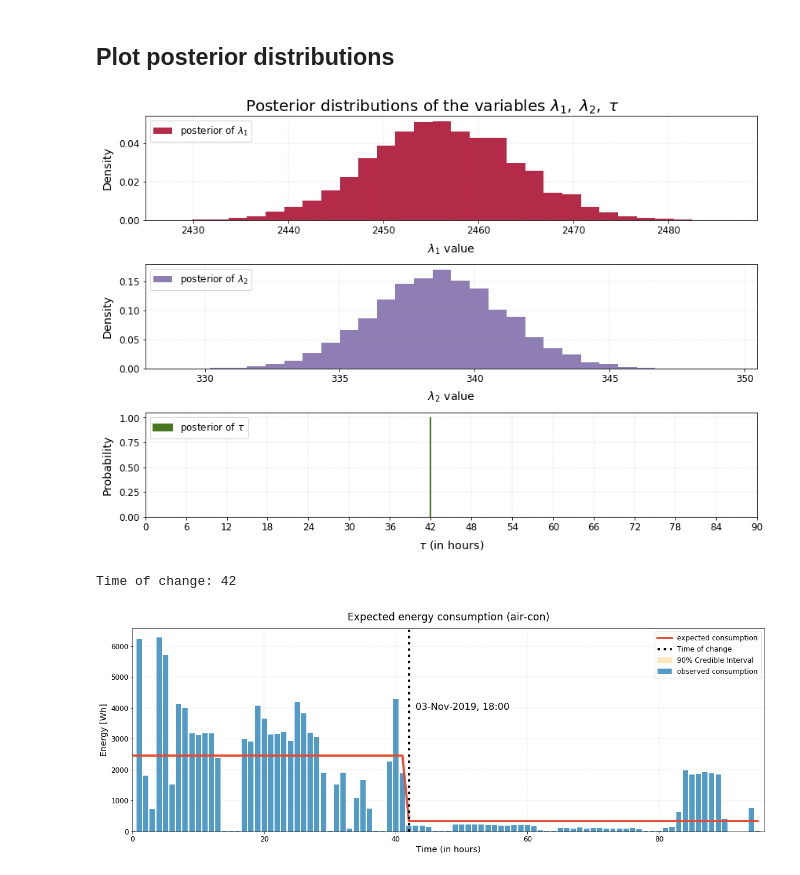
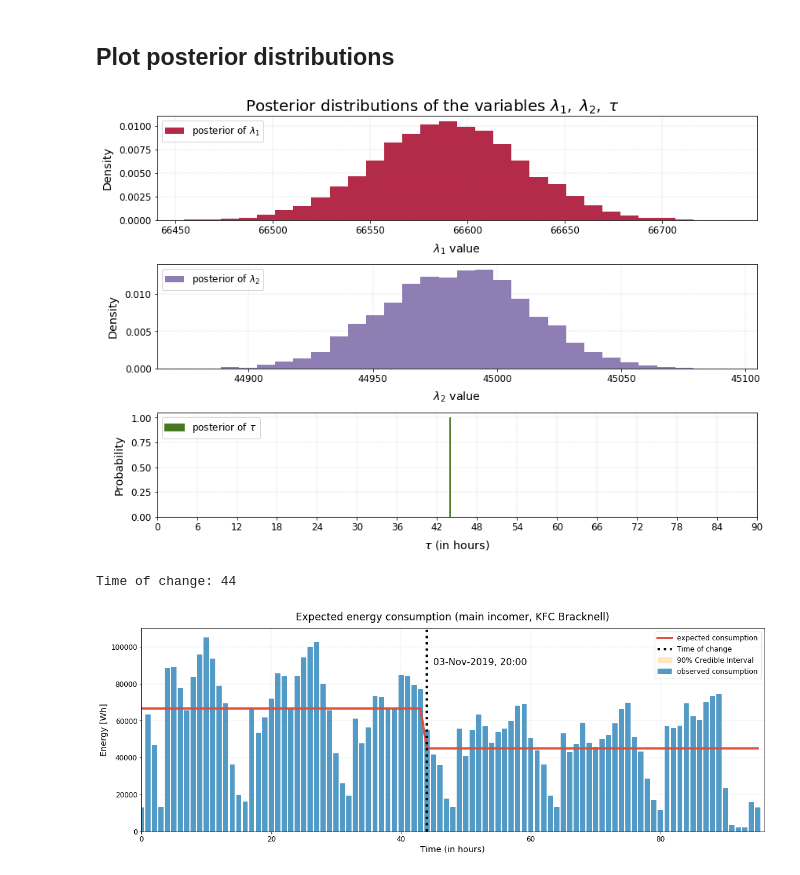
Before and after one commit to zeliangwang/change-point-detection, a Jupyter notebook: change_detection_kfc.ipynb, the cells around one changed output. Saved outputs shown, nothing was run; the diff lists cells and outputs as text; code cells hidden in the pictures.

```diff
--- a/change_detection_kfc.ipynb
+++ b/change_detection_kfc.ipynb
@@ -36,9 +36,35 @@ fname = 'data-stargazypie-20191001-20200430-17227.pkl'  # sample data from KFC i
 # d2 = '20191110'
 d1 = '20191101'
 d2 = '20191106'
-col_sel = 'E_59672'  # air cond rest
-# col_sel = 'E_59673'  # air cond kitchen
-# col_sel = 'E_59668'  # main incomer
+# col_sel = 'E_59672'  # air cond rest
+# store_name = 'KFC Bracknell'
+# dv_name = 'air-con'
+
+col_sel = 'E_59668'  # main incomer
+store_name = 'KFC Bracknell'
+dv_name = 'main incomer'
+
+##################################################################
+
+# fname = 'data-stargazypie-20191001-20200430-17268.pkl'  # KFC Argyle Road Glasgow
+# [data_h, reg_data_h, reg_data_d] = pickle.load(open(os.path.join('data', fname), "rb"))
+
+# # Select data from a specific channel - 'Air Con Rest (dcid: 59672)'
+
+# d1 = '20191104'
+# d2 = '20191109'
+
+# # col_sel = 'E_60301'  # main incomer
+# # store_name = 'KFC Argyle Rd Glasgow'
+# # dv_name = 'main incomer'
+
+# # col_sel = 'E_59967'  # main incomer
+# col_sel = 'E_59968'  # extract fan
+# store_name = 'KFC Brighton'
+# # dv_name = 'main incomer'
+# dv_name = 'extract fan'
+###################################################################
+
 data_sel = data_h[['datetime', col_sel]].set_index('datetime')[d1:d2]
 
 # Create a new column for rounded data in order to fit Poisson distribution
@@ -200,7 +226,7 @@ plt.tight_layout()
 plt.savefig(f'./plots/changepoint-posterior-{col_sel}.svg', bbox_inches='tight')
 plt.show()
 # %% [output]
-[figure, old version]
+[figure, new version]
 # %%
 fig, ax = plt.subplots(figsize=(16, 6))
 # tau_samples, lambda_1_samples, lambda_2_samples contain
@@ -225,37 +251,39 @@ ax.plot(range(n_count_data), expected_texts_per_day, lw=4, color="#E24A33",
 ax.set_xlim(0, n_count_data)
 ax.set_xlabel("Time (in hours)")
 ax.set_ylabel("Energy [Wh]")
-ax.set_title("Expected energy consumption (air-con)", y=1.02)
+ax.set_title(f"Expected energy consumption ({dv_name}, {store_name})", y=1.02)
 # plt.ylim(0, 60)
 
 #
 ax.fill_between(range(n_count_data),
                 perc_rng[:,0],
                 perc_rng[:,1],
                 alpha = 0.25,
                 label = "90% Credible Interval",
                 color = "orange")
 
 ax.bar(np.arange(len(count_data)), count_data, color="#348ABD", alpha=0.85,
         label="observed consumption")
 
 hour_idx = int(np.ceil(tau_samples.mean()))
 change_time = data_sel_working.index.strftime('%d-%b-%Y, %H:%M').tolist()[hour_idx]
 print('\nTime of change: {}\n'.format(hour_idx))
 ax.axvline(hour_idx,
         linestyle = ':', linewidth = 4,
         label = "Time of change",
         color = "black")
 
 style = dict(size=16, color='black')
-ax.text(43, 3950, change_time, transform=ax.transData, **style)
+# ax.text(43, 3950, change_time, transform=ax.transData, **style)  # air con rest
+ax.text(45, 90000, change_time, transform=ax.transData, **style)  # main incomer bracknell
+# ax.text(52, 48500, change_time, transform=ax.transData, **style)  # main incomer
 
 # Decoration
 ax.grid(which='major', linestyle=':', linewidth='0.3', color='gray')
 plt.legend(loc="upper right")
 plt.tight_layout()
 plt.savefig(f'./plots/estimated-changepoint-{col_sel}.svg', bbox_inches='tight')
 plt.show()
 # %% [output]
-Time of change: 42
+Time of change: 44
-[figure, old version]
+[figure, new version]
```
Also changed, not shown: parts of 2 cells of this notebook, 16 other files.
